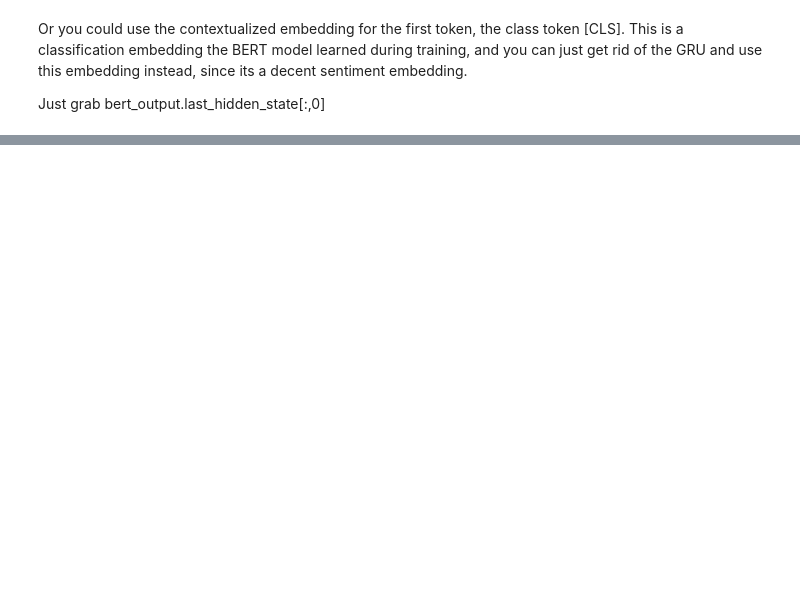
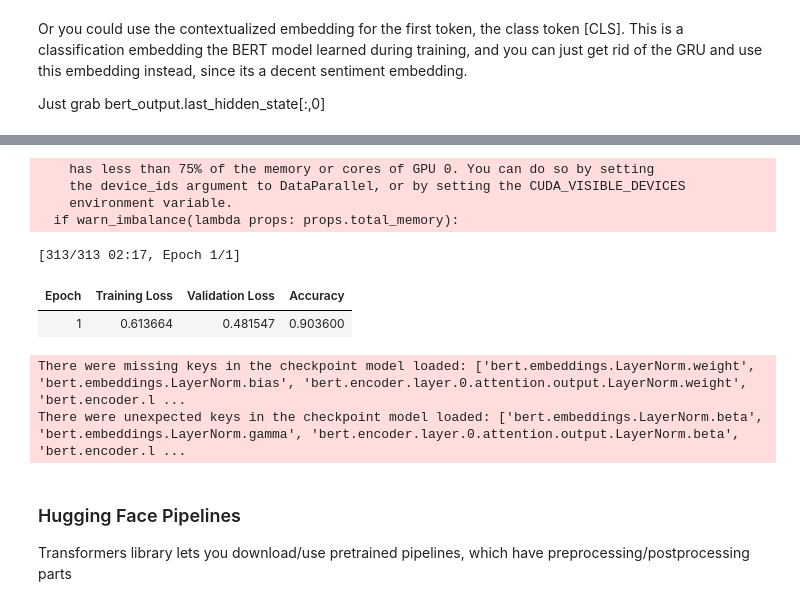
Before and after one commit to willhar/MLNotes, a Jupyter notebook: notes/Ch14NLP.ipynb, the cells around one changed output, grey strips where cells are left out. Cells and saved outputs as stored; diff of their text form; code cells hidden in the pictures; blank space fills up the shorter version.

```diff
--- a/notes/Ch14NLP.ipynb
+++ b/notes/Ch14NLP.ipynb
@@ -543,0 +546,5 @@ Just grab bert_output.last_hidden_state[:,0]
+# %%
+from transformers import BertForSequenceClassification
+
+bert_for_bclf = BertForSequenceClassification.from_pretrained("bert-base-uncased", num_labels=2).to(device)
+# HF treats binary as multiclass, so two outputs. Need to use Cross Entropy Loss and Softmax instead of BCE and Sigmoid
@@ -543,0 +584,43 @@ Just grab bert_output.last_hidden_state[:,0]
+# %%
+def tokenize_batch(batch):
+    return bert_tokenizer(batch["text"], truncation=True, max_length=200)
+
+tok_imdb_train_set = imdb_train_set.map(tokenize_batch, batched=True)
+tok_imdb_valid_set = imdb_valid_set.map(tokenize_batch, batched=True)
+tok_imdb_test_set = imdb_test_set.map(tokenize_batch, batched=True)
+
+def compute_accuracy(pred):
+    predictions = pred.predictions.argmax(-1)
+    return {"accuracy": (predictions == pred.label_ids).mean()}
+# %%
+from transformers import TrainingArguments, DataCollatorWithPadding, Trainer
+import os
+
+os.environ["CUDA_VISIBLE_DEVICES"] = "0"
+train_args = TrainingArguments(
+    output_dir="imdb_model", num_train_epochs=1,
+    per_device_train_batch_size=32, per_device_eval_batch_size=32,
+    eval_strategy="epoch", logging_strategy="epoch", save_strategy="epoch",
+    load_best_model_at_end=True, metric_for_best_model="accuracy",
+    report_to="none", fp16=True)
+
+trainer = Trainer(bert_for_bclf, train_args, train_dataset=tok_imdb_train_set,
+                  eval_dataset=tok_imdb_valid_set, compute_metrics=compute_accuracy,
+                  data_collator=DataCollatorWithPadding(bert_tokenizer))
+
+# train_output = trainer.train()
+# gets ~90% accuracy in 2mins
+# %% [output]
+    has less than 75% of the memory or cores of GPU 0. You can do so by setting
+    the device_ids argument to DataParallel, or by setting the CUDA_VISIBLE_DEVICES
+    environment variable.
+  if warn_imbalance(lambda props: props.total_memory):
+[313/313 02:17, Epoch 1/1]
+| Epoch | Training Loss | Validation Loss | Accuracy |
+| 1 | 0.613664 | 0.481547 | 0.903600 |
+There were missing keys in the checkpoint model loaded: ['bert.embeddings.LayerNorm.weight', 'bert.embeddings.LayerNorm.bias', 'bert.encoder.layer.0.attention.output.LayerNorm.weight', 'bert.encoder.l ...
+There were unexpected keys in the checkpoint model loaded: ['bert.embeddings.LayerNorm.beta', 'bert.embeddings.LayerNorm.gamma', 'bert.encoder.layer.0.attention.output.LayerNorm.beta', 'bert.encoder.l ...
+# %% [markdown]
+### Hugging Face Pipelines
+
+Transformers library lets you download/use pretrained pipelines, which have preprocessing/postprocessing parts
```
Also changed, not shown: parts of 24 cells of this notebook, 1 other file.
